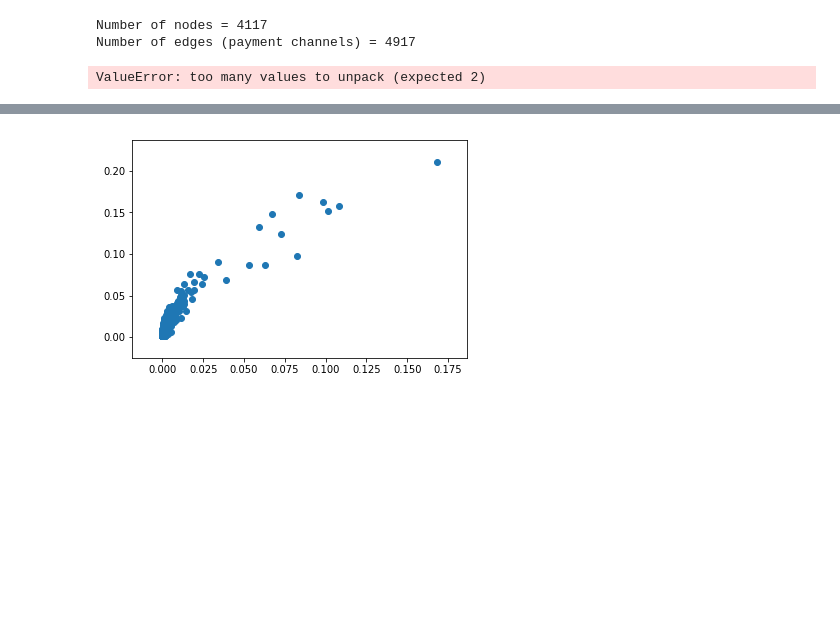
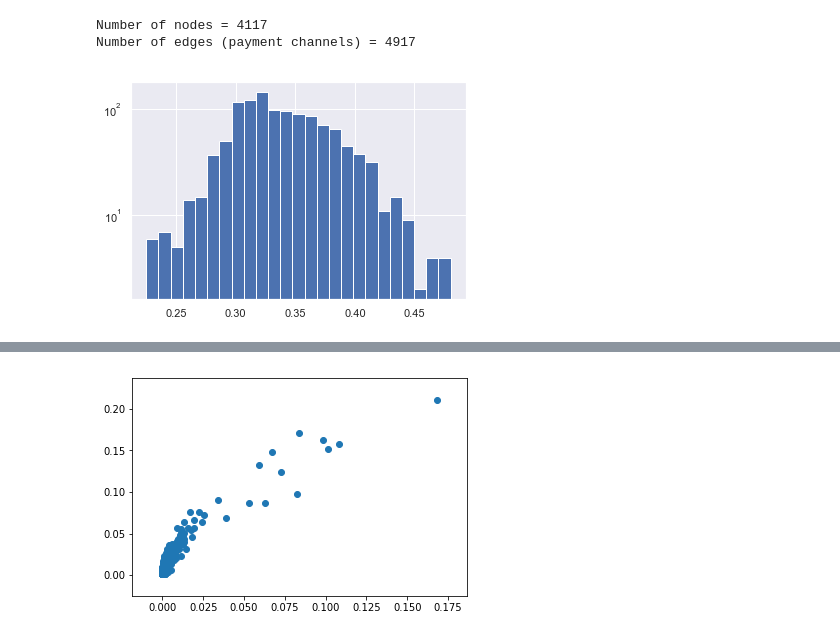
Before and after one commit to DariusParvin/Lightning-Channel-Optimizer, a Jupyter notebook: Week3_Demo.ipynb, the cells around one changed output, grey strips where cells are left out. Saved outputs shown, nothing was run; the diff lists cells and outputs as text; code cells hidden in the pictures; blank space fills up the shorter version.

```diff
--- a/Week3_Demo.ipynb
+++ b/Week3_Demo.ipynb
@@ -113,7 +116,5 @@ def plot_eig_hist(G):
 # %% [output]
 Number of nodes = 4117
 Number of edges (payment channels) = 4917
-# %%
-plot_eig_hist(main_G)
-# %% [output]
-ValueError: too many values to unpack (expected 2)
+# %%
+H = get_main_subgraph(G)
@@ -119,0 +126,9 @@ ValueError: too many values to unpack (expected 2)
+# %%
+sns.set()
+fig, ax = plt.subplots()
+# plt.hist(nx.betweenness_centrality(H).values(),bins=25)
+plt.hist(nx.closeness_centrality(H).values(),bins=25)
+ax.set_yscale('log')
+plt.show()
+# %% [output]
+[figure, added]
```
Also changed, not shown: parts of 4 cells of this notebook, 1 other file.
